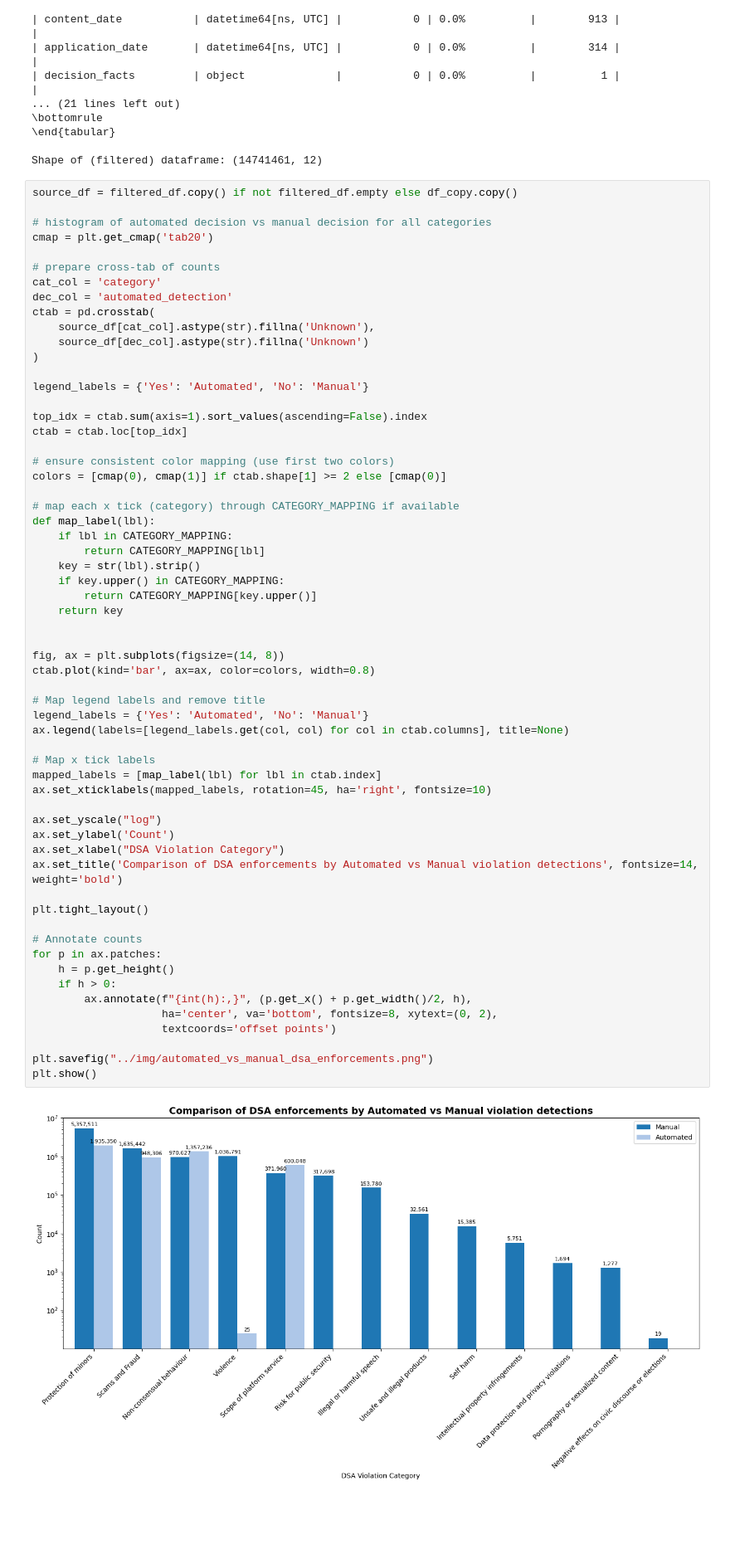
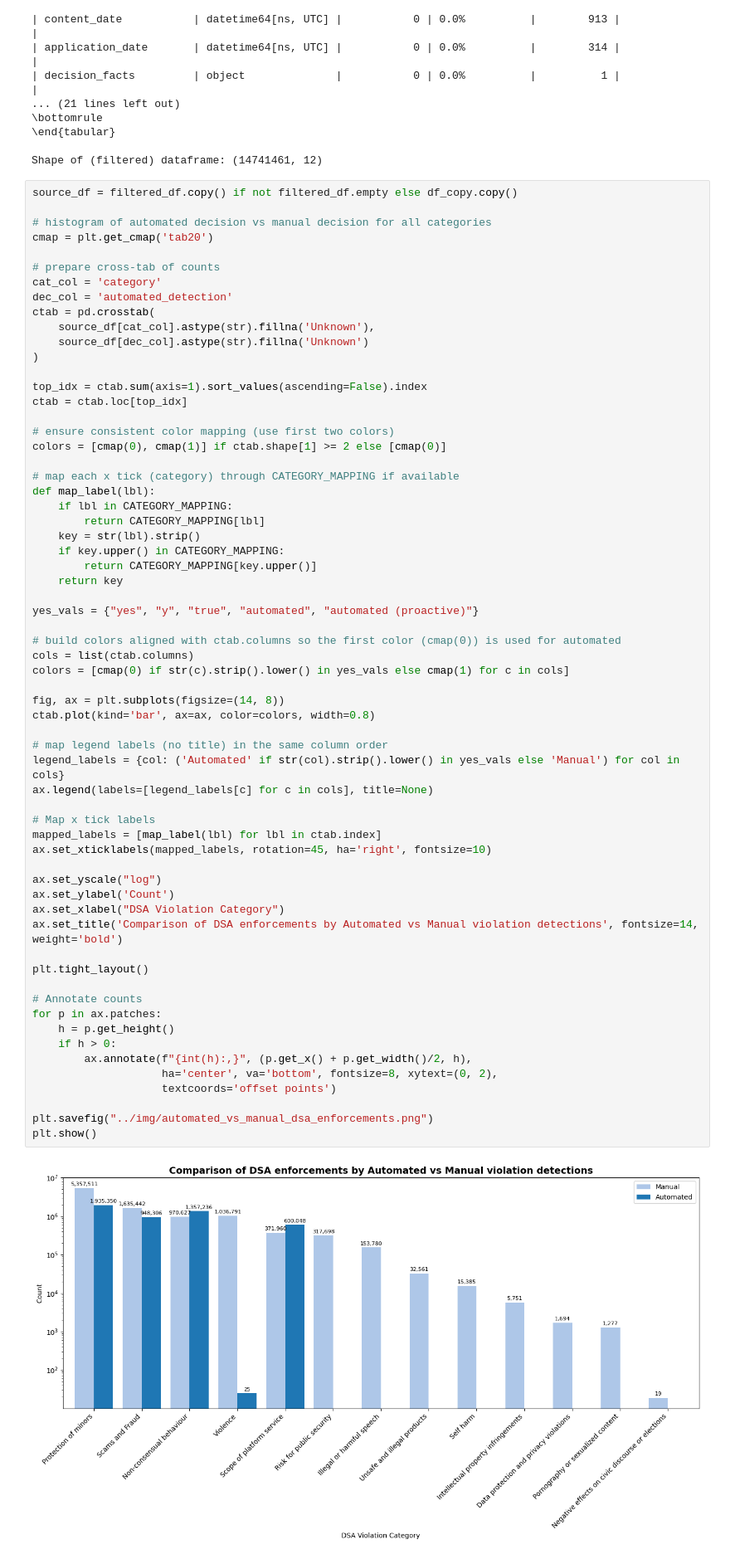
Before and after one commit to annaneliaa/discord-ccs, a Jupyter notebook: code/dsa.ipynb, the cells around one changed output. Shown at 83% size. Drawn from its saved outputs; the diff is of its cells as text; blank space fills up the shorter version.

```diff
--- a/code/dsa.ipynb
+++ b/code/dsa.ipynb
@@ -429,8 +422,6 @@ ctab = pd.crosstab(
     source_df[cat_col].astype(str).fillna('Unknown'),
     source_df[dec_col].astype(str).fillna('Unknown')
 )
-
-legend_labels = {'Yes': 'Automated', 'No': 'Manual'}
 
 top_idx = ctab.sum(axis=1).sort_values(ascending=False).index
 ctab = ctab.loc[top_idx]
@@ -447,37 +438,42 @@ def map_label(lbl):
         return CATEGORY_MAPPING[key.upper()]
     return key
 
+yes_vals = {"yes", "y", "true", "automated", "automated (proactive)"}
+
+# build colors aligned with ctab.columns so the first color (cmap(0)) is used for automated
+cols = list(ctab.columns)
+colors = [cmap(0) if str(c).strip().lower() in yes_vals else cmap(1) for c in cols]
 
 fig, ax = plt.subplots(figsize=(14, 8))
 ctab.plot(kind='bar', ax=ax, color=colors, width=0.8)
 
-# Map legend labels and remove title
-legend_labels = {'Yes': 'Automated', 'No': 'Manual'}
-ax.legend(labels=[legend_labels.get(col, col) for col in ctab.columns], title=None)
+# map legend labels (no title) in the same column order
+legend_labels = {col: ('Automated' if str(col).strip().lower() in yes_vals else 'Manual') for col in cols}
+ax.legend(labels=[legend_labels[c] for c in cols], title=None)
 
 # Map x tick labels
 mapped_labels = [map_label(lbl) for lbl in ctab.index]
 ax.set_xticklabels(mapped_labels, rotation=45, ha='right', fontsize=10)
 
 ax.set_yscale("log")
 ax.set_ylabel('Count')
 ax.set_xlabel("DSA Violation Category")
 ax.set_title('Comparison of DSA enforcements by Automated vs Manual violation detections', fontsize=14, weight='bold')
 
 plt.tight_layout()
 
 # Annotate counts
 for p in ax.patches:
     h = p.get_height()
     if h > 0:
         ax.annotate(f"{int(h):,}", (p.get_x() + p.get_width()/2, h),
                     ha='center', va='bottom', fontsize=8, xytext=(0, 2),
                     textcoords='offset points')
 
 plt.savefig("../img/automated_vs_manual_dsa_enforcements.png")
 plt.show()
 # %% [output]
-[figure, old version]
+[figure, new version]
 # %%
 date_col = "content_date"          # use content_date for time axis
 detect_col = "automated_detection" # identifies proactive actions ("yes"/"no")
```
Also changed, not shown: parts of 3 cells of this notebook, 3 other files.
